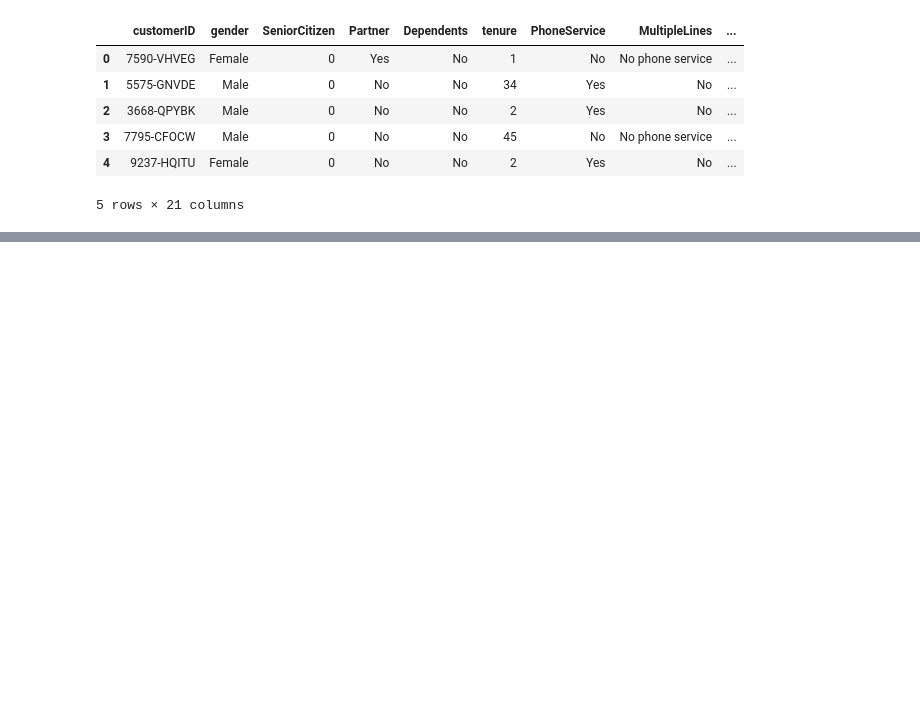
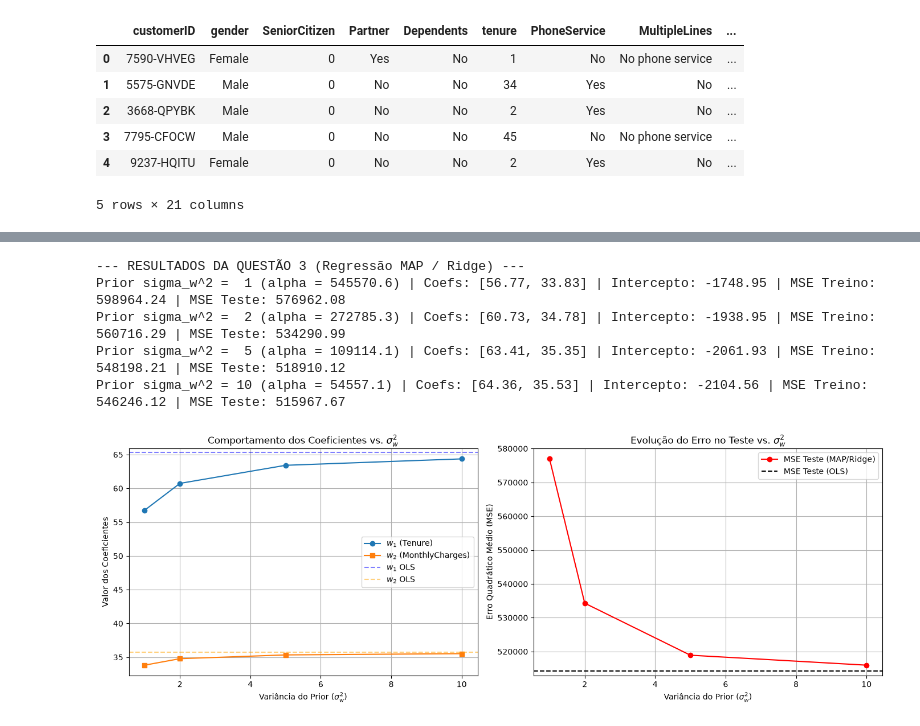
Before and after one commit to ruanpereira/estocasticos2, a Jupyter notebook: Trabalho3.ipynb, the cells around one changed output, grey strips where cells are left out. Saved outputs shown, nothing was run; the diff lists cells and outputs as text; code cells hidden in the pictures; blank space fills up the shorter version.

```diff
--- a/Trabalho3.ipynb
+++ b/Trabalho3.ipynb
@@ -56,0 +140,72 @@ df.head()
+# %%
+# --- QUESTÃO 3 ---
+from sklearn.linear_model import Ridge
+
+# Estimativa da variância do ruído dos dados sigma_e^2 a partir do erro residual do treino
+sigma_e2 = mse_train
+
+sigma_w2_list = [1, 2, 5, 10]
+res_ridge = []
+
+print("--- RESULTADOS DA QUESTÃO 3 (Regressão MAP / Ridge) ---")
+for s2_w in sigma_w2_list:
+    # Correlação entre hiperparâmetro Ridge alpha e variância do prior sigma_w^2
+    alpha = sigma_e2 / s2_w
+
+    ridge = Ridge(alpha=alpha, fit_intercept=True)
+    ridge.fit(X_train, y_train)
+
+    y_tr_pred = ridge.predict(X_train)
+    y_te_pred = ridge.predict(X_test)
+
+    mse_tr = mean_squared_error(y_train, y_tr_pred)
+    mse_te = mean_squared_error(y_test, y_te_pred)
+
+    res_ridge.append({
+        'sigma_w2': s2_w,
+        'alpha': alpha,
+        'coef': ridge.coef_,
+        'intercept': ridge.intercept_,
+        'mse_train': mse_tr,
+        'mse_test': mse_te
+    })
+
+    print(f"Prior sigma_w^2 = {s2_w:2d} (alpha = {alpha:.1f}) | Coefs: [{ridge.coef_[0]:.2f}, {ridge.coef_[1]:.2f}] | Intercepto: {ridge.intercept_:.2f} | MSE Treino: {mse_tr:.2f} | MSE Teste: {mse_te:.2f}")
+
+# Gráfico da evolução dos coeficientes e erros
+fig, ax = plt.subplots(1, 2, figsize=(14, 5))
+
+# Plot 1: Variação dos Coeficientes
+sigmas_w = [r['sigma_w2'] for r in res_ridge]
+w1 = [r['coef'][0] for r in res_ridge]
+w2 = [r['coef'][1] for r in res_ridge]
+
+ax[0].plot(sigmas_w, w1, 'o-', label=r'$w_1$ (Tenure)')
+ax[0].plot(sigmas_w, w2, 's-', label=r'$w_2$ (MonthlyCharges)')
+ax[0].axhline(modelo_ols.coef_[0], color='blue', linestyle='--', alpha=0.5, label=r'$w_1$ OLS')
+ax[0].axhline(modelo_ols.coef_[1], color='orange', linestyle='--', alpha=0.5, label=r'$w_2$ OLS')
+ax[0].set_xlabel(r'Variância do Prior ($\sigma_w^2$)')
+ax[0].set_ylabel('Valor dos Coeficientes')
+ax[0].set_title(r'Comportamento dos Coeficientes vs. $\sigma_w^2$')
+ax[0].legend()
+ax[0].grid(True)
+
+# Plot 2: Evolução do MSE no Teste
+mse_tests = [r['mse_test'] for r in res_ridge]
+ax[1].plot(sigmas_w, mse_tests, 'o-', color='red', label='MSE Teste (MAP/Ridge)')
+ax[1].axhline(mse_test, color='black', linestyle='--', label='MSE Teste (OLS)')
+ax[1].set_xlabel(r'Variância do Prior ($\sigma_w^2$)')
+ax[1].set_ylabel('Erro Quadrático Médio (MSE)')
+ax[1].set_title(r'Evolução do Erro no Teste vs. $\sigma_w^2$')
+ax[1].legend()
+ax[1].grid(True)
+
+plt.tight_layout()
+plt.show()
+# %% [output]
+--- RESULTADOS DA QUESTÃO 3 (Regressão MAP / Ridge) ---
+Prior sigma_w^2 =  1 (alpha = 545570.6) | Coefs: [56.77, 33.83] | Intercepto: -1748.95 | MSE Treino: 598964.24 | MSE Teste: 576962.08
+Prior sigma_w^2 =  2 (alpha = 272785.3) | Coefs: [60.73, 34.78] | Intercepto: -1938.95 | MSE Treino: 560716.29 | MSE Teste: 534290.99
+Prior sigma_w^2 =  5 (alpha = 109114.1) | Coefs: [63.41, 35.35] | Intercepto: -2061.93 | MSE Treino: 548198.21 | MSE Teste: 518910.12
+Prior sigma_w^2 = 10 (alpha = 54557.1) | Coefs: [64.36, 35.53] | Intercepto: -2104.56 | MSE Treino: 546246.12 | MSE Teste: 515967.67
+[figure, added]
```
Also changed, not shown: parts of 4 cells of this notebook, 39 other files.
